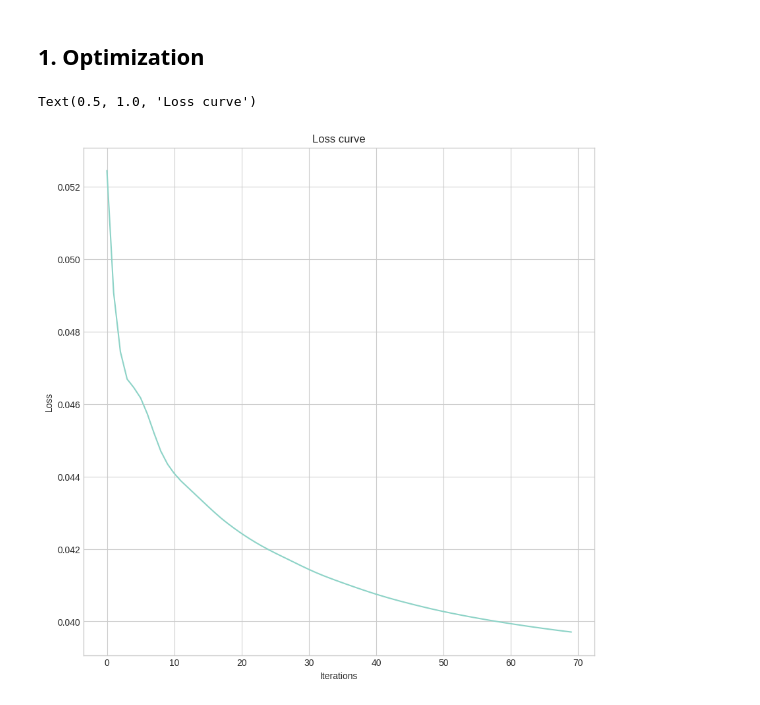
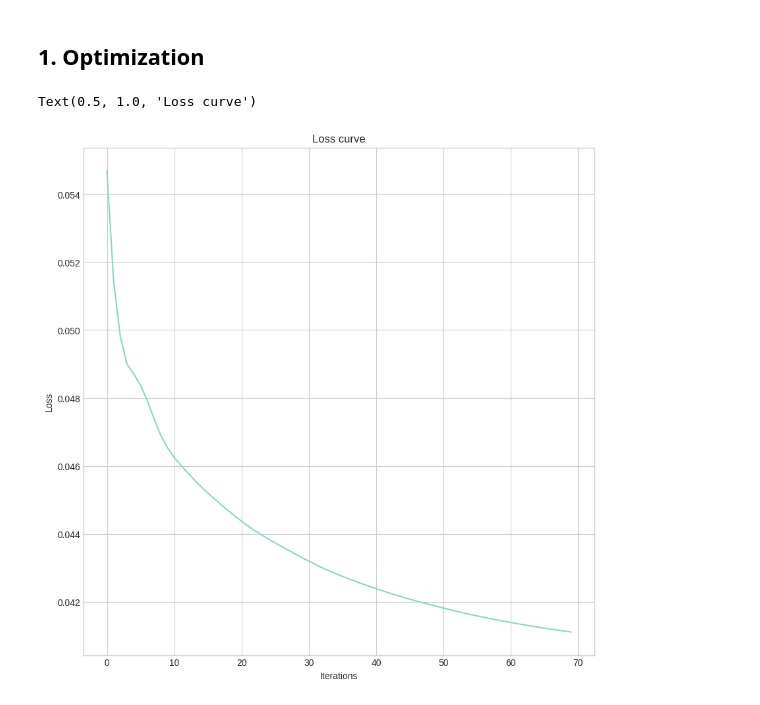
Before and after one commit to Linketic/TC-Light, a Jupyter notebook: notebooks/rgbd_opt.ipynb, the cells around one changed output. Drawn from its saved outputs; the diff is of its cells as text; code cells hidden in the pictures.

Commit message:
updates batch optimization and remove ghosts

```diff
--- a/notebooks/rgbd_opt.ipynb
+++ b/notebooks/rgbd_opt.ipynb
@@ -188,6 +190,6 @@ Total number of flow ids: 19759923 / 49152000
 # %%
-i = random.randint(1, len(frame_ids) - 1)
-# i = 1
+# i = random.randint(1, len(frame_ids) - 1)
+i = 89
 frame_warp_gt = frames[i:i+1].clone()
 frame_warp = warp_flow(frames[i-1:i], past_flows[i:i+1])
 _, mask_bwd = compute_fwdbwd_mask(flows[i-1:i], past_flows[i:i+1], alpha=0.1)
@@ -218,6 +220,7 @@ plt.axis("off")
 
 plt.subplot(1, 2, 2)
 plt.imshow(frame_warp)
+# plt.imshow(~mask_bwd[0].cpu().numpy())
 plt.title("Warped frame")
 plt.axis("off")
 # %% [output]
@@ -311,14 +317,22 @@ iterations = 70
 pil_list = eu.video_to_pil_list(f'{output_dir}/output_gt.gif')
 org_images = torch.concat([eu.load_image(pil, config.device) for pil in pil_list], dim=0) / 255.0
 
-_, mask_bwd = compute_fwdbwd_mask(flows[:-1], past_flows[1:])
+mask_bwds = torch.ones_like(org_images[:, 0], dtype=torch.bool)
+_, mask_bwds[1:] = compute_fwdbwd_mask(flows[:-1], past_flows[1:])
 org_images_warp = warp_flow(org_images[:-1], past_flows[1:])
-mask_bwd &= (org_images_warp - org_images[1:]).abs().max(dim=1).values < org_images.max().item() * 0.1
-mask_bwd = mask_bwd[:, None, ...].repeat(1, 3, 1, 1)
+mask_bwds[1:] &= (org_images_warp - org_images[1:]).abs().max(dim=1).values < org_images.max().item() * 0.1
+mask_bwds = mask_bwds[:, None, ...].repeat(1, 3, 1, 1)
 
 pil_list = eu.video_to_pil_list(f'{output_dir}/output.gif')
 edited_images = torch.concat([eu.load_image(pil, config.device) for pil in pil_list], dim=0) / 255.0
 N, _, H, W = edited_images.shape
+
+dataset = OptDataset(
+    edited_images,
+    past_flows,
+    mask_bwds,
+    device=data_parser.device
+)
 # %%
 exposure = nn.Parameter(torch.eye(3, 4, device="cuda")[None].repeat(len(frame_ids), 1, 1).requires_grad_(True))
 exposure_optimizer = torch.optim.Adam([exposure])
@@ -327,54 +341,66 @@ exposure_scheduler_args = get_expon_lr_func(exposure_lr_init, exposure_lr_final,
                                             lr_delay_mult=exposure_lr_delay_mult,
                                             max_steps=iterations)
 # %%
-first_iter = 1
 loss_list = []
-pbar = tqdm(total=iterations, desc="Optimizing")
-for i in tqdm(range(first_iter, iterations + 1), desc="Optimizing"):
-    # update learning rate
-    for param_group in exposure_optimizer.param_groups:
-        param_group['lr'] = exposure_scheduler_args(i)
+pbar = tqdm(total=epochs, desc="Optimizing Exposures")
 
-    # features = torch.cat((features_dc, features_rest), dim=1).transpose(1, 2).view(-1, 3, (max_sh_degree+1)**2)
+data_loader = torch.utils.data.DataLoader(
+    dataset,
+    batch_size=len(dataset),
+    shuffle=True
+)
 
-    images = torch.bmm(edited_images.permute(0, 2, 3, 1).reshape(N, H*W, -1), exposure[:, :3, :3]) + exposure[:, None, :3, 3]
-    images = torch.clamp(images, 0, 1).reshape(N, H, W, 3).permute(0, 3, 1, 2)  # N x 3 x H x W
+for epoch in range(epochs):
+    for i, (idxs, _edited_images, _pre_edited_images, _past_flows, _mask_bwds) in enumerate(data_loader):
+        iteration = epoch * len(frame_ids) // batch_size + i + 1
+        for param_group in exposure_optimizer.param_groups:
+            param_group['lr'] = exposure_scheduler_args(iteration)
 
-    loss_photometric = l1_loss(images, edited_images)
+        cat_images = torch.cat([_edited_images, _pre_edited_images], dim=0)
+        cat_idxs = torch.cat([idxs, idxs-1], dim=0)
+        cat_idxs[cat_idxs < 0] = 0
 
-    images_warp = warp_flow(images[:-1], past_flows[1:])
-    # images_warp[~mask_bwd] = 0 * images_warp[~mask_bwd]s
-    # images[1:][~mask_bwd] = 0 * images[1:][~mask_bwd]
-    loss_flow = l1_loss(images_warp[mask_bwd], images[1:][mask_bwd])
-    # Lssim_flow = 1.0 - ssim(images_warp, images[1:])
-    # loss_flow = (1.0 - lambda_dssim) * Ll1_flow + lambda_dssim * Lssim_flow
+        cat_images = torch.bmm(cat_images.permute(0, 2, 3, 1).reshape(-1, H*W, 3), exposure[cat_idxs, :3, :3]) + exposure[cat_idxs, None, :3, 3]
+        cat_images = torch.clamp(cat_images, 0, 1).reshape(-1, H, W, 3).permute(0, 3, 1, 2)  # N x 3 x H x W
 
-    loss = (1 - lambda_exp) * loss_photometric + lambda_exp * loss_flow
+        images = cat_images[:len(idxs)]
+        pre_images = cat_images[len(idxs):]
 
-    loss_list.append(loss.item())
+        loss_photometric = l1_loss(images, _edited_images)
+
+        warped_images = warp_flow(pre_images, _past_flows)[idxs>0]
+        images, _mask_bwds = images[idxs>0], _mask_bwds[idxs>0]
+
+        loss_flow = l1_loss(warped_images[_mask_bwds], images[_mask_bwds])
+
+        loss = (1 - lambda_exp) * loss_photometric + lambda_exp * loss_flow
+
+        loss_list.append(loss.item())
+
+        loss.backward()
+
+        exposure_optimizer.step()
+        exposure_optimizer.zero_grad(set_to_none = True)
 
     pbar.set_postfix(
         loss='{:3f}'.format(loss.item()),
+        loss_flow='{:3f}'.format(loss_flow.item()),
+        loss_photometric='{:3f}'.format(loss_photometric.item())
     )
     pbar.update()
 
-    loss.backward()
+pbar.close()
 
-    exposure_optimizer.step()
-    exposure_optimizer.zero_grad(set_to_none = True)
-
-    # torch.cuda.empty_cache()
-
-pbar.close()
+dataset.exposure_align(exposure)
 
 plt.style.use("seaborn-v0_8-whitegrid")
 plt.figure(figsize=(10, 10))
 plt.plot(loss_list)
 plt.xlabel("Iterations")
 plt.ylabel("Loss")
 plt.title("Loss curve")
 # %% [output]
 Text(0.5, 1.0, 'Loss curve')
-[figure, old version]
+[figure, new version]
 # %%
 with torch.no_grad():
```
Also changed, not shown: parts of 14 cells of this notebook, 4 other files.
